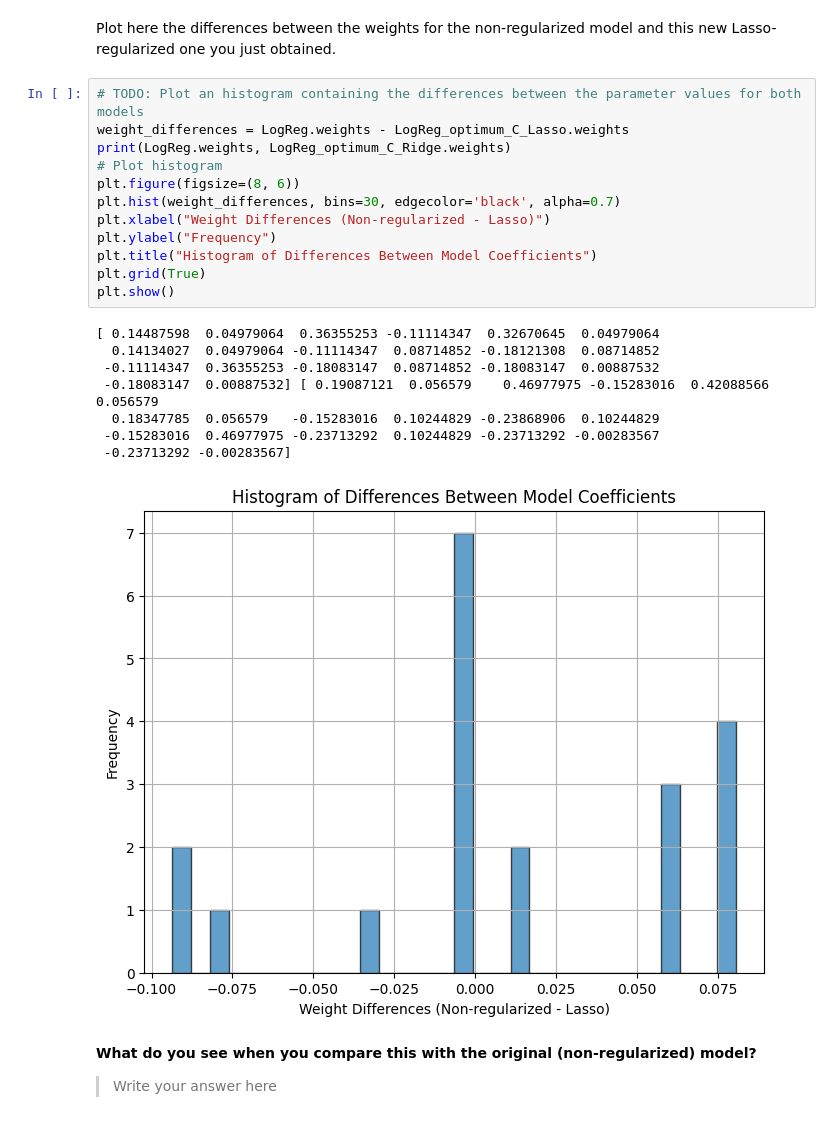
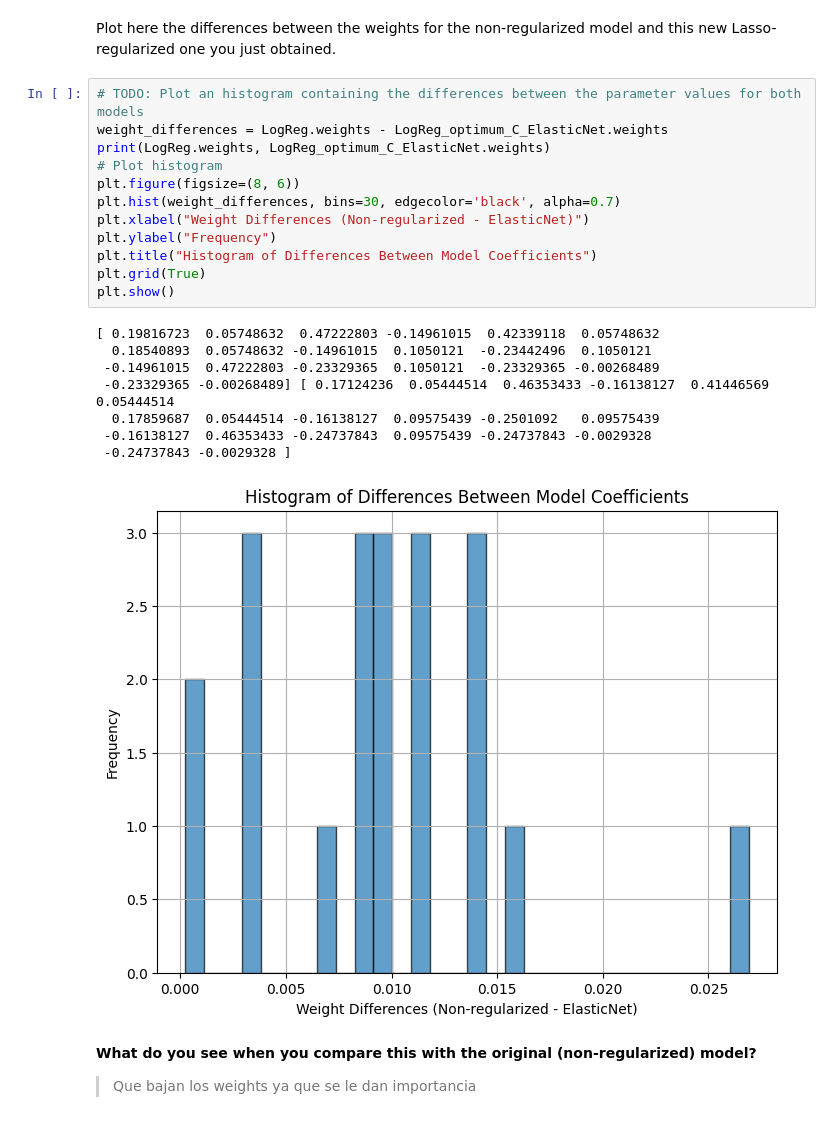
Before and after one commit to ICAI-IMAT-ML/p2-5-Inigo-Serrano, a Jupyter notebook: notebook/Lab2_5_LogisticRegression_and_regularization.ipynb, the cells around one changed output. Drawn from its saved outputs; the diff is of its cells as text.

```diff
--- a/notebook/Lab2_5_LogisticRegression_and_regularization.ipynb
+++ b/notebook/Lab2_5_LogisticRegression_and_regularization.ipynb
@@ -935,29 +931,29 @@ classification_report(y_test, y_test_prob, 1)
 Plot here the differences between the weights for the non-regularized model and this new Lasso-regularized one you just obtained.
 # %%
 # TODO: Plot an histogram containing the differences between the parameter values for both models
-weight_differences = LogReg.weights - LogReg_optimum_C_Lasso.weights
-print(LogReg.weights, LogReg_optimum_C_Ridge.weights)
+weight_differences = LogReg.weights - LogReg_optimum_C_ElasticNet.weights
+print(LogReg.weights, LogReg_optimum_C_ElasticNet.weights)
 # Plot histogram
 plt.figure(figsize=(8, 6))
 plt.hist(weight_differences, bins=30, edgecolor='black', alpha=0.7)
-plt.xlabel("Weight Differences (Non-regularized - Lasso)")
+plt.xlabel("Weight Differences (Non-regularized - ElasticNet)")
 plt.ylabel("Frequency")
 plt.title("Histogram of Differences Between Model Coefficients")
 plt.grid(True)
 plt.show()
 # %% [output]
-[ 0.14487598  0.04979064  0.36355253 -0.11114347  0.32670645  0.04979064
-  0.14134027  0.04979064 -0.11114347  0.08714852 -0.18121308  0.08714852
- -0.11114347  0.36355253 -0.18083147  0.08714852 -0.18083147  0.00887532
- -0.18083147  0.00887532] [ 0.19087121  0.056579    0.46977975 -0.15283016  0.42088566  0.056579
-  0.18347785  0.056579   -0.15283016  0.10244829 -0.23868906  0.10244829
- -0.15283016  0.46977975 -0.23713292  0.10244829 -0.23713292 -0.00283567
- -0.23713292 -0.00283567]
+[ 0.19816723  0.05748632  0.47222803 -0.14961015  0.42339118  0.05748632
+  0.18540893  0.05748632 -0.14961015  0.1050121  -0.23442496  0.1050121
+ -0.14961015  0.47222803 -0.23329365  0.1050121  -0.23329365 -0.00268489
+ -0.23329365 -0.00268489] [ 0.17124236  0.05444514  0.46353433 -0.16138127  0.41446569  0.05444514
+  0.17859687  0.05444514 -0.16138127  0.09575439 -0.2501092   0.09575439
+ -0.16138127  0.46353433 -0.24737843  0.09575439 -0.24737843 -0.0029328
+ -0.24737843 -0.0029328 ]
-[figure, old version]
+[figure, new version]
 # %% [markdown]
 **What do you see when you compare this with the original (non-regularized) model?**
 
-> Write your answer here
+> Que bajan los weights ya que se le dan importancia
 # %% [markdown]
 ---
 
```
Also changed, not shown: parts of 8 cells of this notebook.
